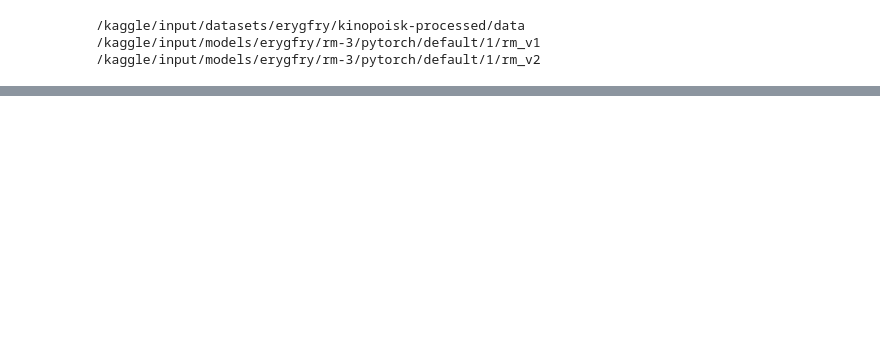
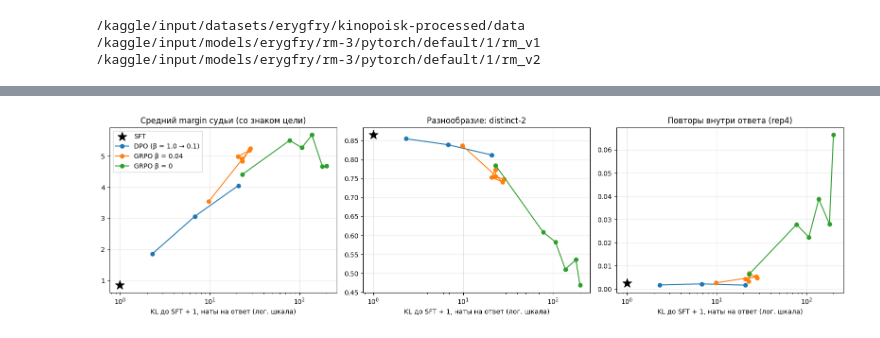
Before and after one commit to Erygfry/RLHF-vs-DPO, a Jupyter notebook: test.ipynb, the cells around one changed output, grey strips where cells are left out. Saved outputs shown, nothing was run; the diff lists cells and outputs as text; code cells hidden in the pictures; blank space fills up the shorter version.

```diff
--- a/test.ipynb
+++ b/test.ipynb
@@ -153,7 +93,9 @@ torch_recurrent_gated_delta_rule -> <function torch_recurrent_gated_delta_rule a
 # %%
 import random
 text = "Фильм оставил очень сильное впечатление: прекрасная игра актёров, продуманный сюжет и отличная музыка."
-words = text.split(); random.seed(0); random.shuffle(words)
+words = text.split()
+random.seed(0)
+random.shuffle(words)
 
 for t in [text, " ".join(words)]:
     enc = tok(t, return_tensors="pt").to("cuda")
@@ -1348,0 +1784,16 @@ Name: hit, dtype: float64
+# %%
+g0 = pd.read_parquet("/kaggle/working/eval_grpo_b0_s300.parquet")
+
+def rep4(ids):
+    ids = list(ids)
+    grams = [tuple(ids[i:i + 4]) for i in range(len(ids) - 3)]
+    return 1 - len(set(grams)) / max(1, len(grams))
+
+print("повторы внутри ответа: β=0.04 s300 =", round(np.mean([rep4(x) for x in g_g["comp_ids"]]), 3),
+      "| β=0 s300 =", round(np.mean([rep4(x) for x in g0["comp_ids"]]), 3))
+for t in (1, 0):
+    print(f"\n=== target={t} ===\nβ=0:", top_words(g0, t))
+for t in (1, 0):
+    print(f"\n===== GRPO β=0 s300, target={t} =====")
+    for _, r in g0[g0["target"] == t].sample(3, random_state=0).iterrows():
+        print(f"[судья {r['j']:+.2f} | {len(r['comp_ids'])} ток]\n{r['review']}\n")
@@ -1348,0 +1838,58 @@ Name: hit, dtype: float64
+# %%
+import glob
+import matplotlib.pyplot as plt
+
+def find(fname):
+    hits = glob.glob(f"/kaggle/working/**/{fname}", recursive=True)
+    if len(hits) == 0:
+        hits = glob.glob(f"/kaggle/input/**/{fname}", recursive=True)
+    return hits[0]
+
+allres = pd.concat([pd.read_csv(find("results.csv"), index_col=0),
+                    pd.read_csv(find("results_grpo_b0.04.csv"), index_col=0),
+                    pd.read_csv(find("results_grpo_b0.csv"), index_col=0)])
+
+special = {"SFT": "eval_sft.parquet", "DPO β=0.1": "eval_dpo_beta0.1.parquet",
+           "DPO β=0.3": "eval_dpo_beta0.3.parquet", "DPO β=1.0": "eval_dpo_beta1.0.parquet"}
+judge_mean, rep = [], []
+for name in allres.index:
+    if name in special:
+        fname = special[name]
+    else:
+        fname = "eval_" + name.replace(" ", "_") + ".parquet"
+    g = pd.read_parquet(find(fname))
+    judge_mean.append(g["j"].mean())
+    rep.append(np.mean([rep4(x) for x in g["comp_ids"]]))
+allres["judge_mean"] = judge_mean
+allres["rep4"] = rep
+allres["kl_per_tok"] = allres["kl"] / allres["len_tok"]
+allres.round(3).to_csv("/kaggle/working/final_results.csv")
+
+cols = ["kl", "kl_per_tok", "judge_ctrl_auc", "judge_mean", "rm1_mean",
+        "ppl_base", "distinct2", "rep4", "len_tok", "ended"]
+print(allres[cols].round(3).to_string())
+
+groups = {
+    "DPO (β = 1.0 → 0.1)": allres[allres.index.str.startswith("DPO")].sort_values("kl"),
+    "GRPO β = 0.04": allres[allres.index.str.startswith("grpo_b0.04")].sort_values("step"),
+    "GRPO β = 0": allres[allres.index.str.startswith("grpo_b0 ")].sort_values("step"),
+}
+sft = allres.loc["SFT"]
+panels = [("judge_mean", "Средний margin судьи (со знаком цели)"),
+          ("distinct2", "Разнообразие: distinct-2"),
+          ("rep4", "Повторы внутри ответа (rep4)")]
+
+fig, axes = plt.subplots(1, 3, figsize=(16, 4.5))
+for ax, (col, title) in zip(axes, panels):
+    ax.scatter([sft["kl"] + 1], [sft[col]], marker="*", s=200, c="black", label="SFT", zorder=3)
+    for lbl, d in groups.items():
+        ax.plot(d["kl"] + 1, d[col], marker="o", label=lbl)
+    ax.set_xscale("log")
+    ax.set_xlabel("KL до SFT + 1, наты на ответ (лог. шкала)")
+    ax.set_title(title)
+    ax.grid(alpha=0.3)
+axes[0].legend()
+plt.tight_layout()
+plt.savefig("/kaggle/working/frontier.png", dpi=150)
+plt.show()
+# %% [output]
@@ -1348,0 +1913 @@ Name: hit, dtype: float64
+[figure, added]
```
Also changed, not shown: parts of 60 cells of this notebook, 1 other file.
